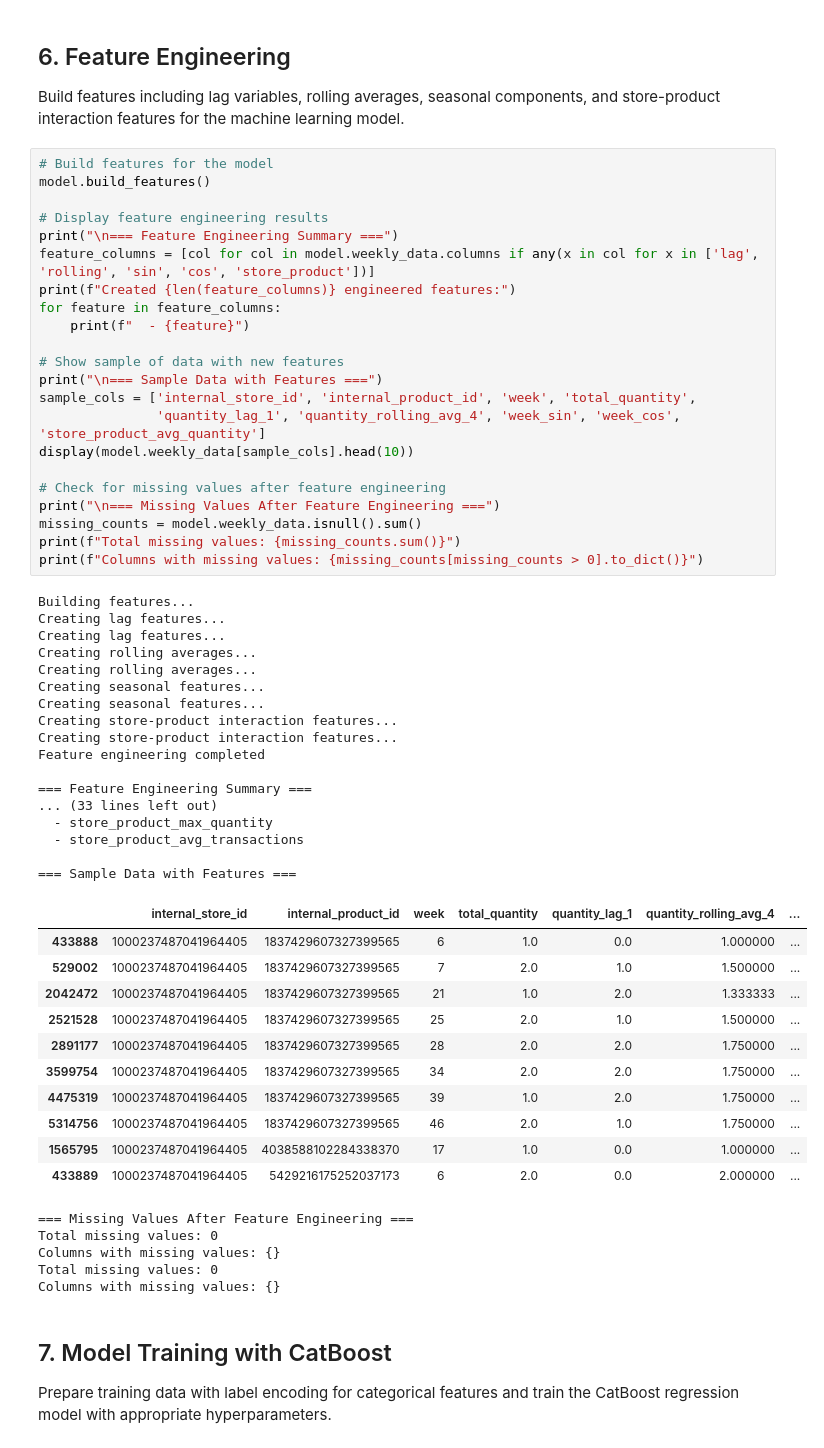
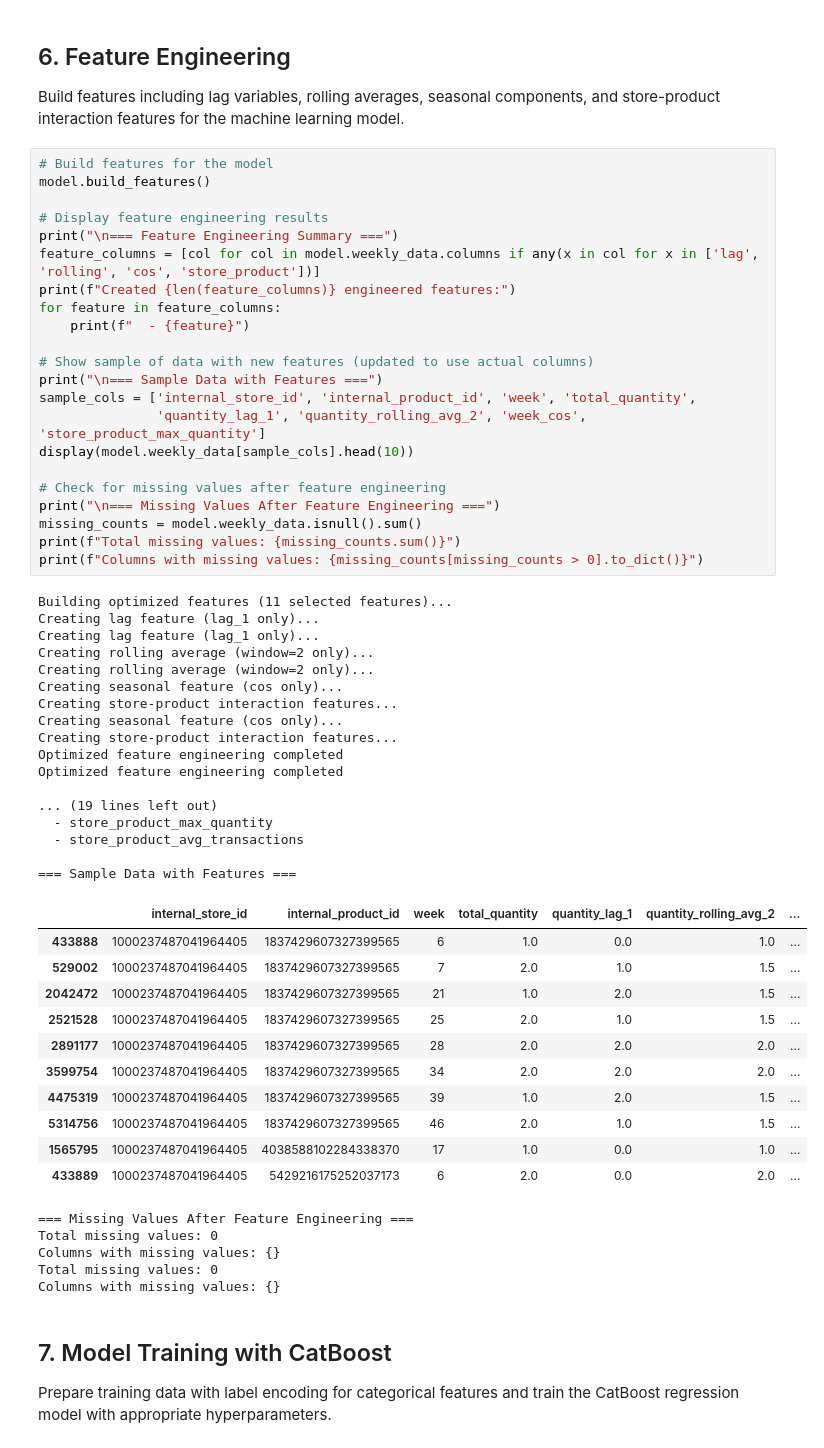
Before and after one commit to Martoto/BigData_ForecastHackathon, a Jupyter notebook: sales_forecast_notebook.ipynb, the cells around one changed output. Cells and saved outputs as stored; diff of their text form.

Commit message:
feature engin

```diff
--- a/sales_forecast_notebook.ipynb
+++ b/sales_forecast_notebook.ipynb
@@ -623,54 +662,54 @@ Build features including lag variables, rolling averages, seasonal components, a
 # %%
 # Build features for the model
 model.build_features()
 
 # Display feature engineering results
 print("\n=== Feature Engineering Summary ===")
-feature_columns = [col for col in model.weekly_data.columns if any(x in col for x in ['lag', 'rolling', 'sin', 'cos', 'store_product'])]
+feature_columns = [col for col in model.weekly_data.columns if any(x in col for x in ['lag', 'rolling', 'cos', 'store_product'])]
 print(f"Created {len(feature_columns)} engineered features:")
 for feature in feature_columns:
     print(f"  - {feature}")
 
-# Show sample of data with new features
+# Show sample of data with new features (updated to use actual columns)
 print("\n=== Sample Data with Features ===")
 sample_cols = ['internal_store_id', 'internal_product_id', 'week', 'total_quantity',
-               'quantity_lag_1', 'quantity_rolling_avg_4', 'week_sin', 'week_cos', 'store_product_avg_quantity']
+               'quantity_lag_1', 'quantity_rolling_avg_2', 'week_cos', 'store_product_max_quantity']
 display(model.weekly_data[sample_cols].head(10))
 
 # Check for missing values after feature engineering
 print("\n=== Missing Values After Feature Engineering ===")
 missing_counts = model.weekly_data.isnull().sum()
 print(f"Total missing values: {missing_counts.sum()}")
 print(f"Columns with missing values: {missing_counts[missing_counts > 0].to_dict()}")
 # %% [output]
-Building features...
-Creating lag features...
-Creating lag features...
-Creating rolling averages...
-Creating rolling averages...
-Creating seasonal features...
-Creating seasonal features...
+Building optimized features (11 selected features)...
+Creating lag feature (lag_1 only)...
+Creating lag feature (lag_1 only)...
+Creating rolling average (window=2 only)...
+Creating rolling average (window=2 only)...
+Creating seasonal feature (cos only)...
 Creating store-product interaction features...
+Creating seasonal feature (cos only)...
 Creating store-product interaction features...
-Feature engineering completed
+Optimized feature engineering completed
+Optimized feature engineering completed
 
-=== Feature Engineering Summary ===
-... (33 lines left out)
+... (19 lines left out)
   - store_product_max_quantity
   - store_product_avg_transactions
 
 === Sample Data with Features ===
-|  | internal_store_id | internal_product_id | week | total_quantity | quantity_lag_1 | quantity_rolling_avg_4 | ... |
-| 433888 | 1000237487041964405 | 1837429607327399565 | 6 | 1.0 | 0.0 | 1.000000 | ... |
-| 529002 | 1000237487041964405 | 1837429607327399565 | 7 | 2.0 | 1.0 | 1.500000 | ... |
-| 2042472 | 1000237487041964405 | 1837429607327399565 | 21 | 1.0 | 2.0 | 1.333333 | ... |
-| 2521528 | 1000237487041964405 | 1837429607327399565 | 25 | 2.0 | 1.0 | 1.500000 | ... |
-| 2891177 | 1000237487041964405 | 1837429607327399565 | 28 | 2.0 | 2.0 | 1.750000 | ... |
-| 3599754 | 1000237487041964405 | 1837429607327399565 | 34 | 2.0 | 2.0 | 1.750000 | ... |
-| 4475319 | 1000237487041964405 | 1837429607327399565 | 39 | 1.0 | 2.0 | 1.750000 | ... |
-| 5314756 | 1000237487041964405 | 1837429607327399565 | 46 | 2.0 | 1.0 | 1.750000 | ... |
-| 1565795 | 1000237487041964405 | 4038588102284338370 | 17 | 1.0 | 0.0 | 1.000000 | ... |
-| 433889 | 1000237487041964405 | 5429216175252037173 | 6 | 2.0 | 0.0 | 2.000000 | ... |
+|  | internal_store_id | internal_product_id | week | total_quantity | quantity_lag_1 | quantity_rolling_avg_2 | ... |
+| 433888 | 1000237487041964405 | 1837429607327399565 | 6 | 1.0 | 0.0 | 1.0 | ... |
+| 529002 | 1000237487041964405 | 1837429607327399565 | 7 | 2.0 | 1.0 | 1.5 | ... |
+| 2042472 | 1000237487041964405 | 1837429607327399565 | 21 | 1.0 | 2.0 | 1.5 | ... |
+| 2521528 | 1000237487041964405 | 1837429607327399565 | 25 | 2.0 | 1.0 | 1.5 | ... |
+| 2891177 | 1000237487041964405 | 1837429607327399565 | 28 | 2.0 | 2.0 | 2.0 | ... |
+| 3599754 | 1000237487041964405 | 1837429607327399565 | 34 | 2.0 | 2.0 | 2.0 | ... |
+| 4475319 | 1000237487041964405 | 1837429607327399565 | 39 | 1.0 | 2.0 | 1.5 | ... |
+| 5314756 | 1000237487041964405 | 1837429607327399565 | 46 | 2.0 | 1.0 | 1.5 | ... |
+| 1565795 | 1000237487041964405 | 4038588102284338370 | 17 | 1.0 | 0.0 | 1.0 | ... |
+| 433889 | 1000237487041964405 | 5429216175252037173 | 6 | 2.0 | 0.0 | 2.0 | ... |
 === Missing Values After Feature Engineering ===
 Total missing values: 0
 Columns with missing values: {}
```
Also changed, not shown: parts of 5 cells of this notebook.
